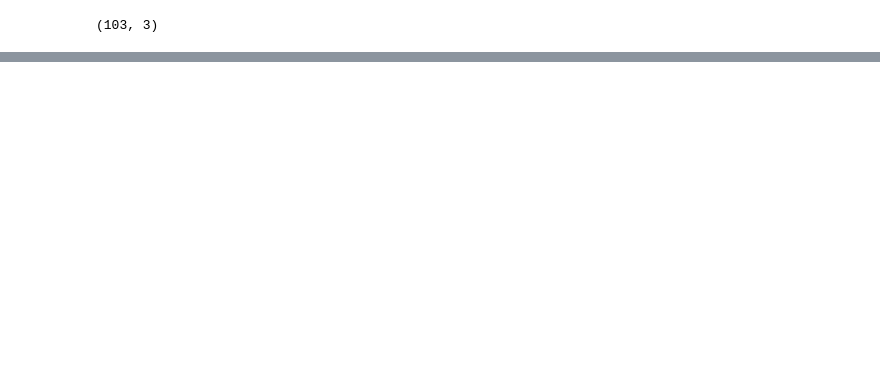
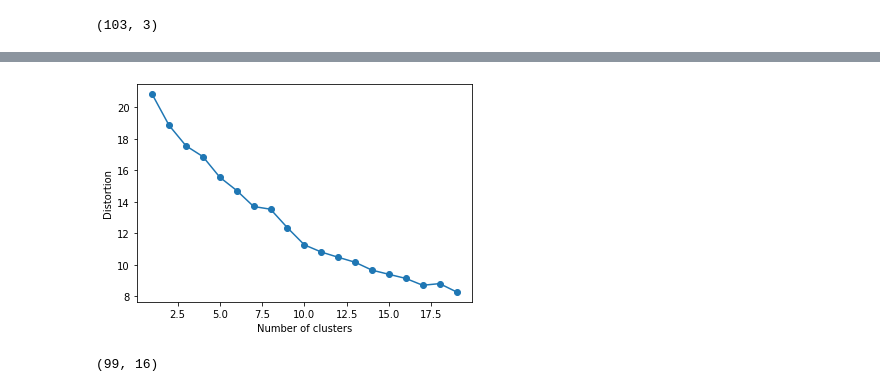
Before and after one commit to emilzaman/Coursera_Capstone, a Jupyter notebook: week3.ipynb, the cells around one changed output, grey strips where cells are left out. Saved outputs shown, nothing was run; the diff lists cells and outputs as text; code cells hidden in the pictures; blank space fills up the shorter version.

```diff
--- a/week3.ipynb
+++ b/week3.ipynb
@@ -49,0 +186,5 @@ data
+# %%
+t_venues = getNearbyVenues(names=data['Neighborhood'],
+                                   latitudes=data['Latitude'],
+                                   longitudes=data['Longitude']
+                                  )
@@ -49,0 +231,9 @@ data
+# %%
+t_onehot = pd.get_dummies(t_venues[['Venue Category']], prefix="", prefix_sep="")
+
+t_onehot['Neighborhood'] = t_venues['Neighborhood']
+
+fixed_columns = [t_onehot.columns[-1]] + list(t_onehot.columns[:-1])
+t_onehot = t_onehot[fixed_columns]
+
+t_grouped = t_onehot.groupby('Neighborhood').mean().reset_index()
@@ -49,0 +293,19 @@ data
+# %%
+from sklearn.cluster import KMeans
+
+t_grouped_clustering = t_grouped.drop('Neighborhood', 1)
+
+t_grouped_clustering.dropna(inplace=True)
+# %%
+lista=[]
+for i in range(1,20):
+    cluster=KMeans(n_clusters=i, random_state=0).fit(t_grouped_clustering)
+    lista.append(cluster.inertia_)
+# %%
+import matplotlib.pyplot as plt
+plt.plot(range(1, 20), lista, marker='o')
+plt.xlabel('Number of clusters')
+plt.ylabel('Distortion')
+plt.show()
+# %% [output]
+[figure, added]
@@ -49,0 +315,12 @@ data
+# %%
+neighborhoods_venues_sorted.insert(0, 'Cluster Labels', kmeans.labels_)
+
+t_merged = data
+
+t_merged = t_merged.join(neighborhoods_venues_sorted.set_index('Neighborhood'), on='Neighborhood')
+
+t_merged.dropna(inplace=True)
+
+t_merged.shape
+# %% [output]
+(99, 16)
```
Also changed, not shown: parts of 18 cells of this notebook.
